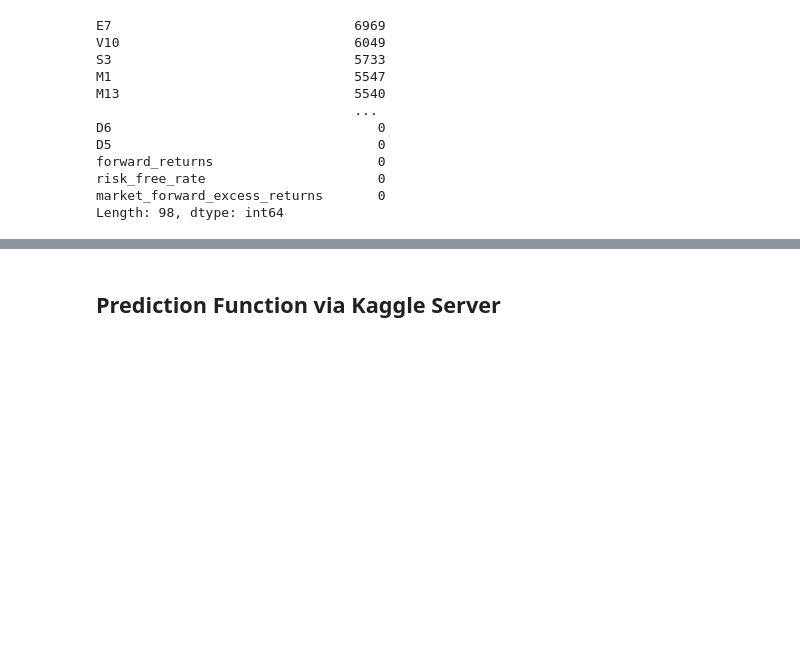
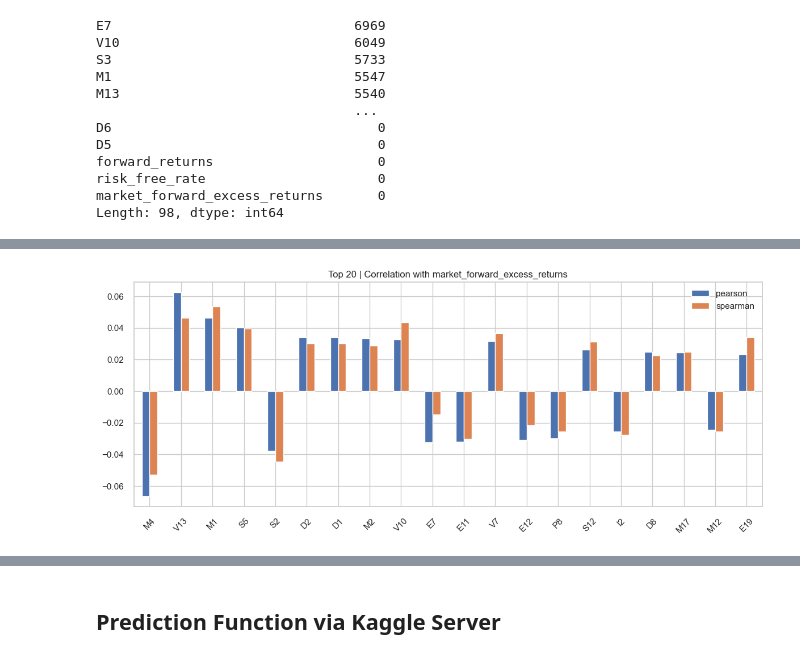
Before and after one commit to eugene-maina72/hull-tactical_kaggle_competition, a Jupyter notebook: hull-notebook.ipynb, the cells around one changed output, grey strips where cells are left out. Saved outputs shown, nothing was run; the diff lists cells and outputs as text; code cells hidden in the pictures; blank space fills up the shorter version.

Commit message:
Data preparation and modelling

```diff
--- a/hull-notebook.ipynb
+++ b/hull-notebook.ipynb
@@ -431,0 +201,28 @@ model.fit(X_train, y_train)
+# %%
+# Filter the date_id column
+date_cols = [c for c in train_df.columns if "date" in c.lower() or "id" in c.lower()]
+
+# Start from everything except target & dates
+features = [c for c in train_df.columns if c not in ([target_col] + date_cols)]
+
+# Guard: drop any forward-looking leakage
+features = [c for c in features if "forward" not in c.lower()]
+
+# Selecting numeric features
+num_feats = train_df[features].select_dtypes(include=[np.number]).columns.tolist()
+
+# Drop constant columns (std == 0)
+non_constant = [c for c in num_feats if train_df[c].std(skipna=True) > 0]
+# %%
+# Calculating spearman(non-linear) and pearson(linear) correlations
+pearson = train_df[non_constant].corrwith(train_df[target_col], method='pearson')
+spearman = train_df[non_constant].corrwith(train_df[target_col], method='spearman')
+
+corr_df = pd.DataFrame({
+    "pearson": pearson,
+    "spearman": spearman,
+})
+corr_df["abs_pearson"]  = corr_df["pearson"].abs()
+corr_df["abs_spearman"] = corr_df["spearman"].abs()
+corr_df = corr_df.sort_values("abs_pearson", ascending=False)
+corr_df.head(20)
@@ -431,0 +292,10 @@ model.fit(X_train, y_train)
+# %%
+# Visualizing the results.
+
+topk = 20
+corr_df.nlargest(topk, "abs_pearson")[["pearson","spearman"]].plot(kind="bar", figsize=(12,5), rot=45)
+plt.title(f"Top {topk} | Correlation with {target_col}")
+plt.tight_layout()
+plt.show()
+# %% [output]
+[figure, added]
```
Also changed, not shown: parts of 62 cells of this notebook, 5 other files.
